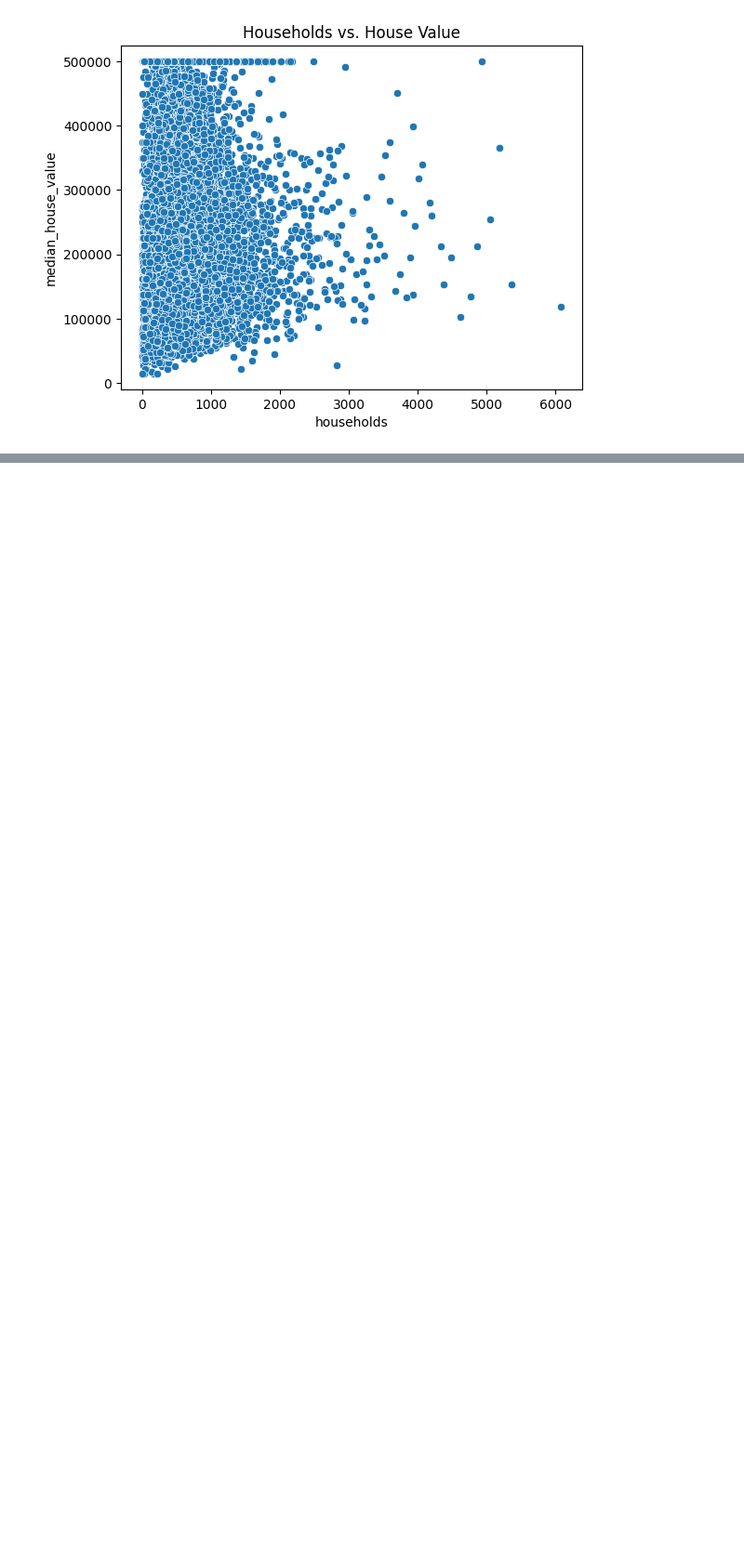
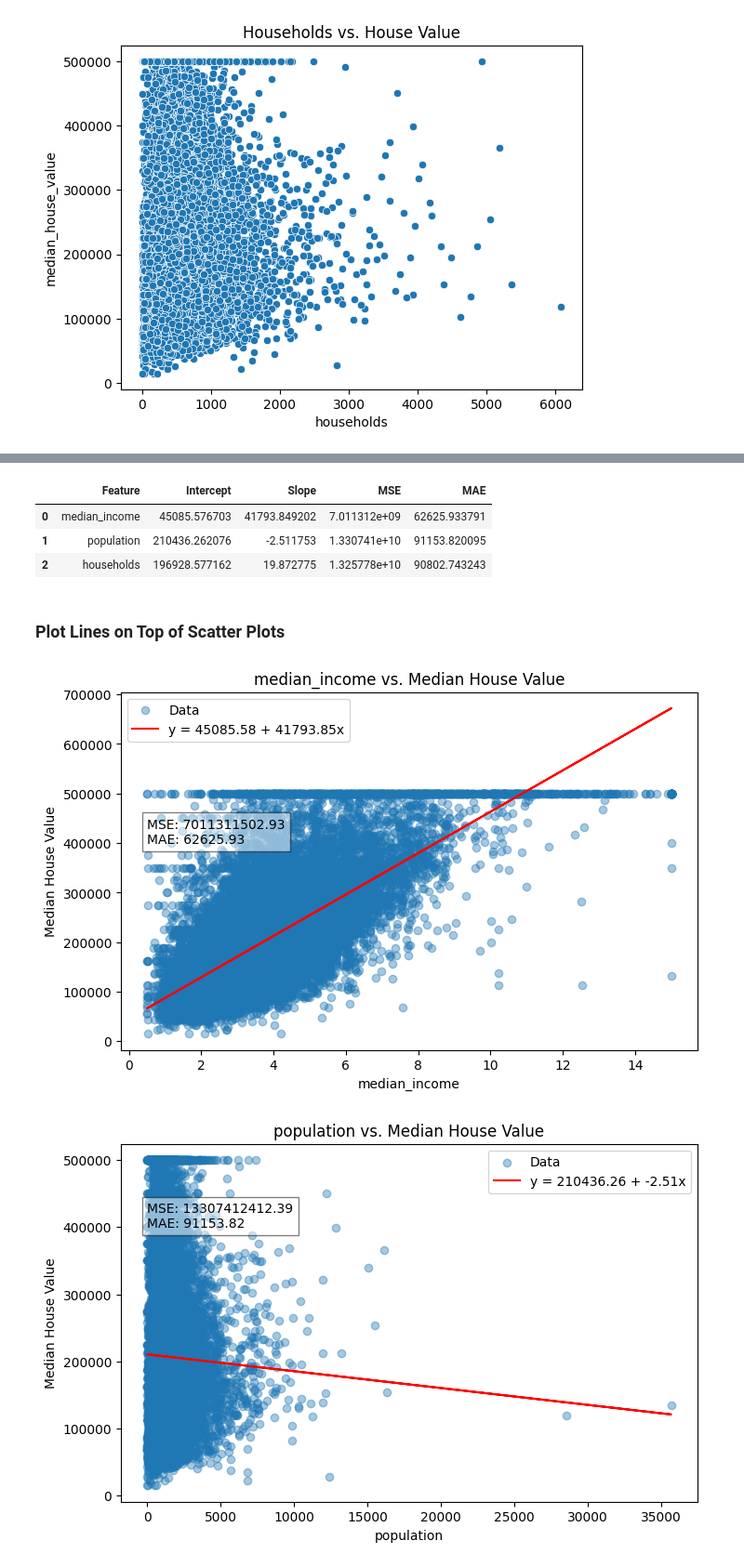
Before and after one commit to Yogesh-333/Foundations-of-Machine-Learning-Frameworks-CSCN8010-, a Jupyter notebook: Lab1/Practical_Lab_1.ipynb, the cells around one changed output, grey strips where cells are left out. Shown at 93% size. Cells and saved outputs as stored; diff of their text form; code cells hidden in the pictures; blank space fills up the shorter version.

Commit message:
Added Linear regression Model function

```diff
--- a/Lab1/Practical_Lab_1.ipynb
+++ b/Lab1/Practical_Lab_1.ipynb
@@ -58,9 +60,7 @@ try:
     csv_file_path = os.path.join(extract_dir, csv_file_name)
     df = pd.read_csv(csv_file_path)
 
-    print(df.head())
-    print("\n DataFrame Info:")
-    df.info()
+    print(df.head(5))
 
 except zipfile.BadZipFile:
     print("Error: Downloaded file is not a valid ZIP file.")
@@ -117,0 +123,45 @@ From the scatter plots:
+# %%
+def run_regression(X, y):
+    model = LinearRegression()
+    model.fit(X, y)
+    preds = model.predict(X)
+    mse = mean_squared_error(y, preds)
+    mae = mean_absolute_error(y, preds)
+    return model.intercept_, model.coef_[0], mse, mae, preds
+
+features = ['median_income', 'population', 'households']
+results = []
+
+for feature in features:
+    X = df[[feature]]
+    y = df['median_house_value']
+    intercept, slope, mse, mae, preds = run_regression(X, y)
+    results.append((feature, intercept, slope, mse, mae))
+
+results_df = pd.DataFrame(results, columns=['Feature', 'Intercept', 'Slope', 'MSE', 'MAE'])
+results_df
+# %% [output]
+|  | Feature | Intercept | Slope | MSE | MAE |
+| 0 | median_income | 45085.576703 | 41793.849202 | 7.011312e+09 | 62625.933791 |
+| 1 | population | 210436.262076 | -2.511753 | 1.330741e+10 | 91153.820095 |
+| 2 | households | 196928.577162 | 19.872775 | 1.325778e+10 | 90802.743243 |
+# %% [markdown]
+ ### Plot Lines on Top of Scatter Plots
+# %%
+def plot_with_regression(x, y, intercept, slope, title, mse, mae):
+    plt.figure(figsize=(8,5))
+    plt.scatter(x, y, alpha=0.4, label="Data")
+    plt.plot(x, intercept + slope * x, color="red", label=f"y = {intercept:.2f} + {slope:.2f}x")
+    plt.title(title)
+    plt.xlabel(x.name)
+    plt.ylabel("Median House Value")
+    plt.text(x.min(), y.max()*0.8, f"MSE: {mse:.2f}\nMAE: {mae:.2f}", fontsize=10, bbox=dict(facecolor='white', alpha=0.5))
+    plt.legend()
+    plt.show()
+
+for feature, intercept, slope, mse, mae in results:
+    plot_with_regression(df[feature], df["median_house_value"], intercept, slope,
+                         f"{feature} vs. Median House Value", mse, mae)
+# %% [output]
+[figure, added]
+[figure, added]
```
Also changed, not shown: parts of 10 cells of this notebook, 1 other file.
